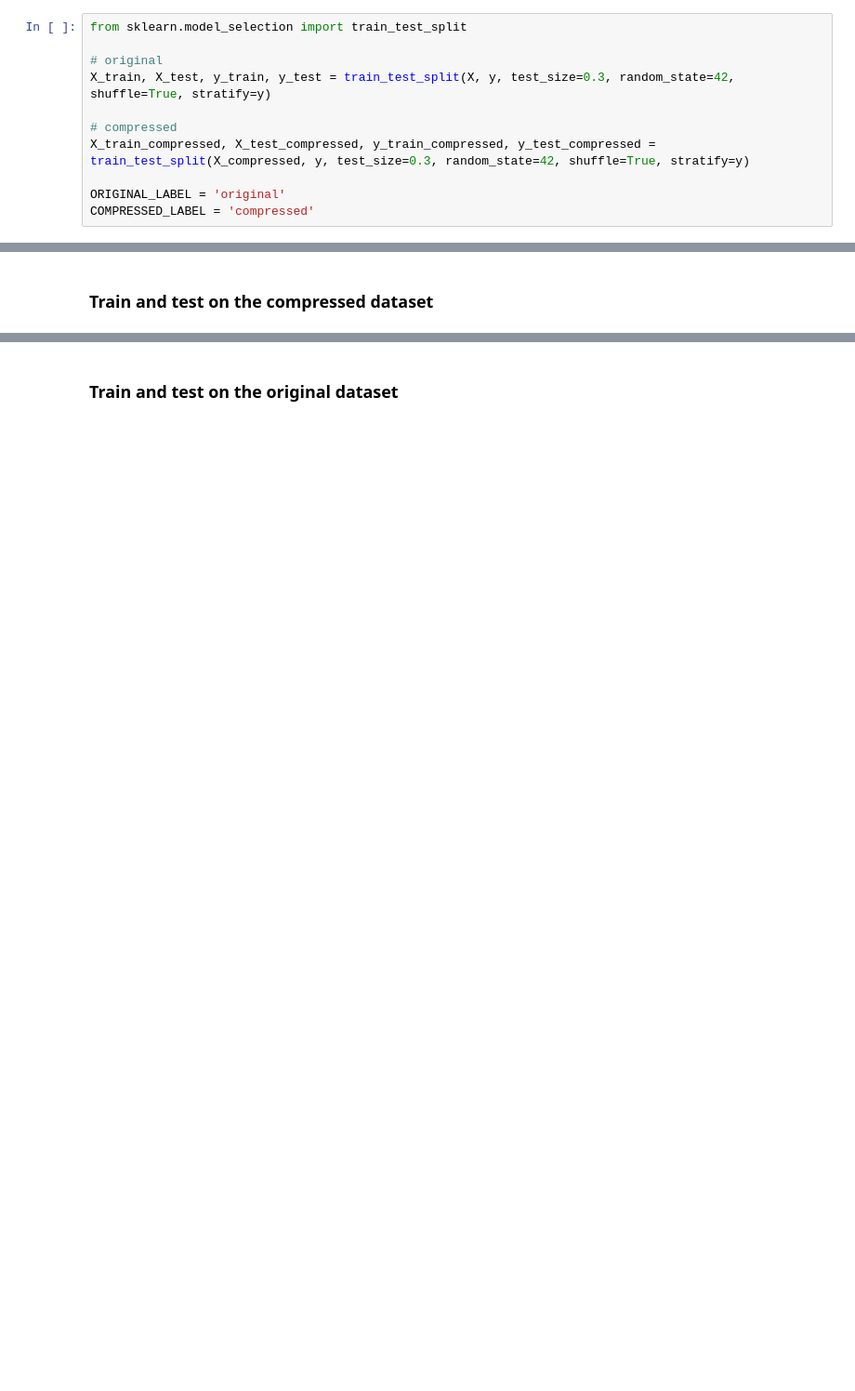
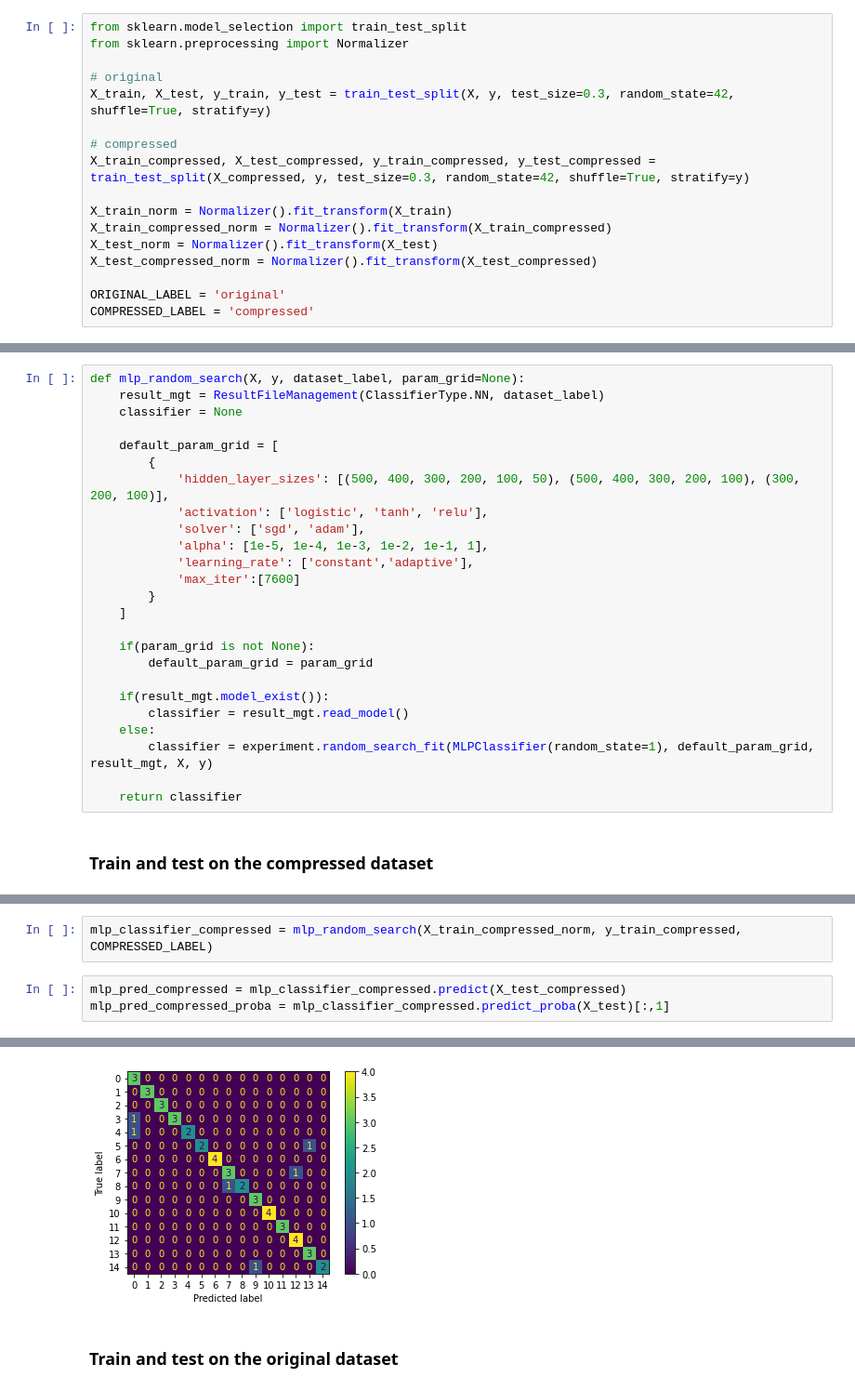
Before and after one commit to jeffcav/face-recog, a Jupyter notebook: yalefaces.ipynb, the cells around one changed output, grey strips where cells are left out. Shown: that part at 93% size. Cells and saved outputs as stored; diff of their text form; blank space fills up the shorter version.

```diff
--- a/yalefaces.ipynb
+++ b/yalefaces.ipynb
@@ -119,6 +122,7 @@ plt.show()
 ### Prepare datasets (original and compressed)
 # %%
 from sklearn.model_selection import train_test_split
+from sklearn.preprocessing import Normalizer
 
 # original
 X_train, X_test, y_train, y_test = train_test_split(X, y, test_size=0.3, random_state=42, shuffle=True, stratify=y)
@@ -126,5 +130,10 @@ X_train, X_test, y_train, y_test = train_test_split(X, y, test_size=0.3, random_
 # compressed
 X_train_compressed, X_test_compressed, y_train_compressed, y_test_compressed = train_test_split(X_compressed, y, test_size=0.3, random_state=42, shuffle=True, stratify=y)
 
+X_train_norm = Normalizer().fit_transform(X_train)
+X_train_compressed_norm = Normalizer().fit_transform(X_train_compressed)
+X_test_norm = Normalizer().fit_transform(X_test)
+X_test_compressed_norm = Normalizer().fit_transform(X_test_compressed)
+
 ORIGINAL_LABEL = 'original'
 COMPRESSED_LABEL = 'compressed'
@@ -256,2 +234,27 @@ Score (original): 0.86
+# %%
+def mlp_random_search(X, y, dataset_label, param_grid=None):
+    result_mgt = ResultFileManagement(ClassifierType.NN, dataset_label)
+    classifier = None
+
+    default_param_grid = [
+        {
+            'hidden_layer_sizes': [(500, 400, 300, 200, 100, 50), (500, 400, 300, 200, 100), (300, 200, 100)],
+            'activation': ['logistic', 'tanh', 'relu'],
+            'solver': ['sgd', 'adam'],
+            'alpha': [1e-5, 1e-4, 1e-3, 1e-2, 1e-1, 1],
+            'learning_rate': ['constant','adaptive'],
+            'max_iter':[7600]
+        }
+    ]
+
+    if(param_grid is not None):
+        default_param_grid = param_grid
+
+    if(result_mgt.model_exist()):
+        classifier = result_mgt.read_model()
+    else:
+        classifier = experiment.random_search_fit(MLPClassifier(random_state=1), default_param_grid, result_mgt, X, y)
+
+    return classifier
 # %% [markdown]
 ### Train and test on the compressed dataset
@@ -292,0 +261,6 @@ def mlp(X, y, dataset_label):
+# %%
+mlp_classifier_compressed = mlp_random_search(X_train_compressed_norm, y_train_compressed, COMPRESSED_LABEL)
+# %%
+mlp_pred_compressed = mlp_classifier_compressed.predict(X_test_compressed)
+mlp_pred_compressed_proba = mlp_classifier_compressed.predict_proba(X_test)[:,1]
+# %% [output]
@@ -293,2 +285,3 @@ def mlp(X, y, dataset_label):
+[figure, added]
 # %% [markdown]
 ### Train and test on the original dataset
```
Also changed, not shown: parts of 37 cells of this notebook, 2 other files.
